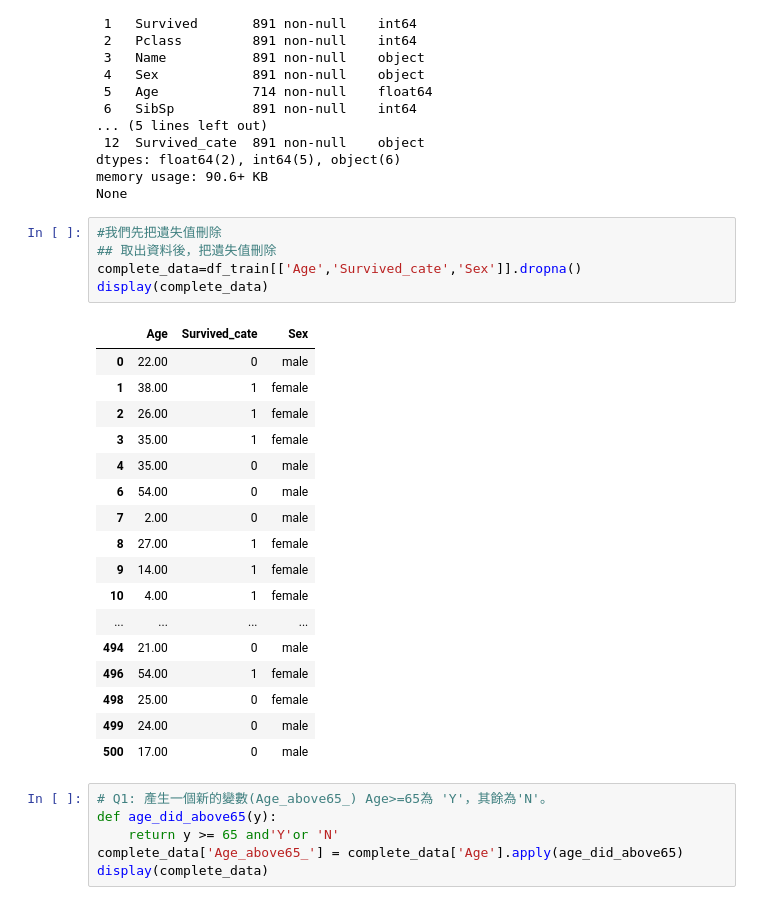
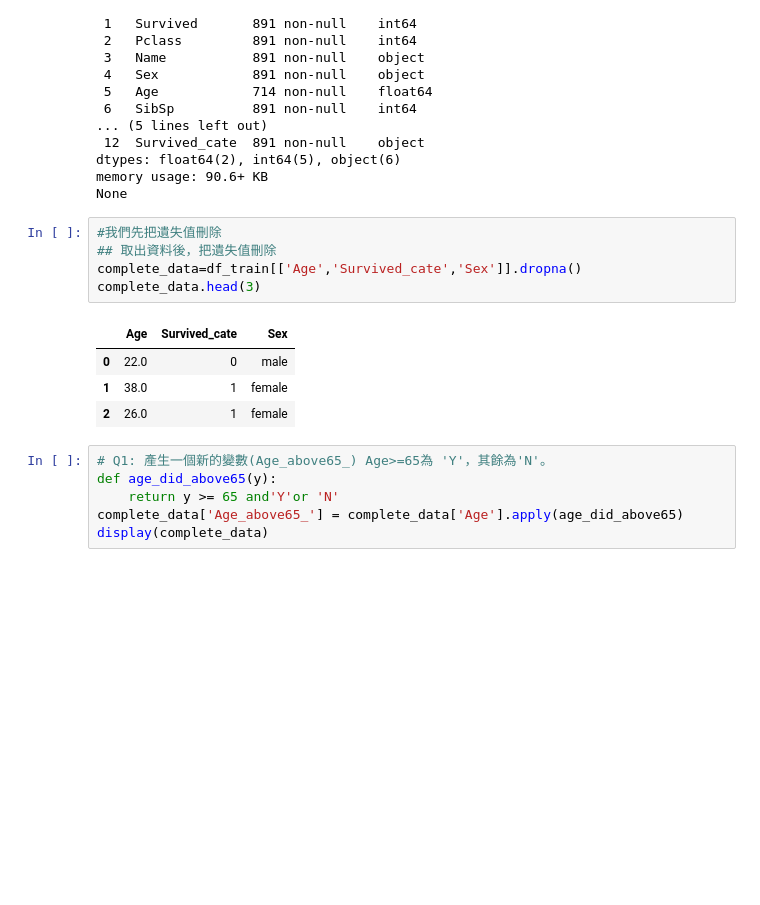
Before and after one commit to yenin203/PY60Days, a Jupyter notebook: homework/Day_040_HW_new.ipynb, the cells around one changed output. Saved outputs shown, nothing was run; the diff lists cells and outputs as text; blank space fills up the shorter version.

```diff
--- a/homework/Day_040_HW_new.ipynb
+++ b/homework/Day_040_HW_new.ipynb
@@ -76,26 +76,13 @@ None
 # %%
 #我們先把遺失值刪除
 ## 取出資料後，把遺失值刪除
 complete_data=df_train[['Age','Survived_cate','Sex']].dropna()
-display(complete_data)
+complete_data.head(3)
 # %% [output]
 |  | Age | Survived_cate | Sex |
-| 0 | 22.00 | 0 | male |
-| 1 | 38.00 | 1 | female |
-| 2 | 26.00 | 1 | female |
-| 3 | 35.00 | 1 | female |
-| 4 | 35.00 | 0 | male |
-| 6 | 54.00 | 0 | male |
-| 7 | 2.00 | 0 | male |
-| 8 | 27.00 | 1 | female |
-| 9 | 14.00 | 1 | female |
-| 10 | 4.00 | 1 | female |
-| ... | ... | ... | ... |
-| 494 | 21.00 | 0 | male |
-| 496 | 54.00 | 1 | female |
-| 498 | 25.00 | 0 | female |
-| 499 | 24.00 | 0 | male |
-| 500 | 17.00 | 0 | male |
+| 0 | 22.0 | 0 | male |
+| 1 | 38.0 | 1 | female |
+| 2 | 26.0 | 1 | female |
 # %%
 # Q1: 產生一個新的變數(Age_above65_) Age>=65為 'Y'，其餘為'N'。
 def age_did_above65(y):
```
Also changed, not shown: parts of 1 cell of this notebook.
